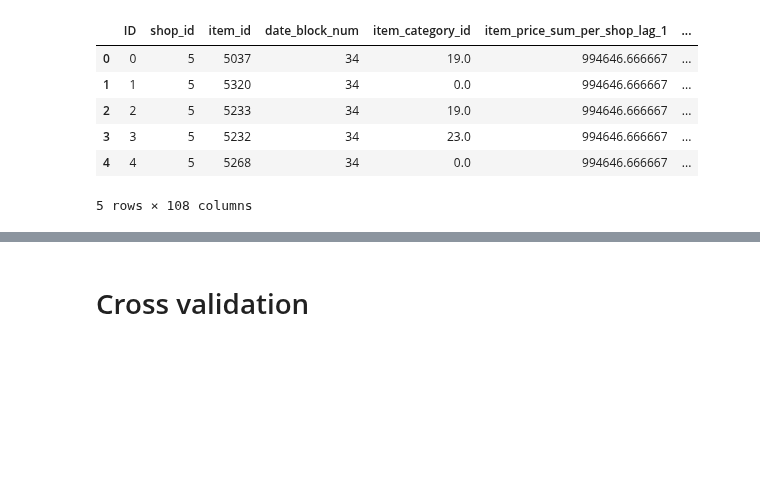
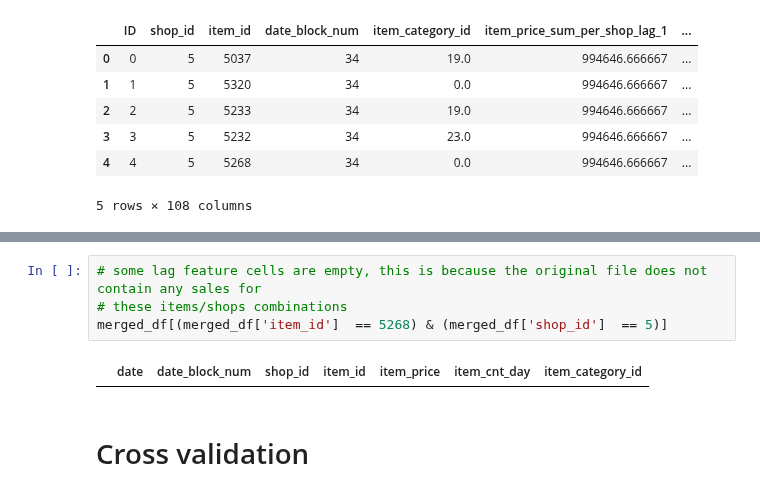
Before and after one commit to igor-cheb/retail_sales_prediction, a Jupyter notebook: ETL.ipynb, the cells around one changed output, grey strips where cells are left out. Drawn from its saved outputs; the diff is of its cells as text; blank space fills up the shorter version.

```diff
--- a/ETL.ipynb
+++ b/ETL.ipynb
@@ -232,3 +213,9 @@ test_features_df[test_features_df['shop_id'].isin(train_shop_range)]
+# %%
+# some lag feature cells are empty, this is because the original file does not contain any sales for
+# these items/shops combinations
+merged_df[(merged_df['item_id']  == 5268) & (merged_df['shop_id']  == 5)]
+# %% [output]
+|  | date | date_block_num | shop_id | item_id | item_price | item_cnt_day | item_category_id |
 # %% [markdown]
 # Cross validation
 # %% [markdown]
```
Also changed, not shown: parts of 2 cells of this notebook, 2 other files.
